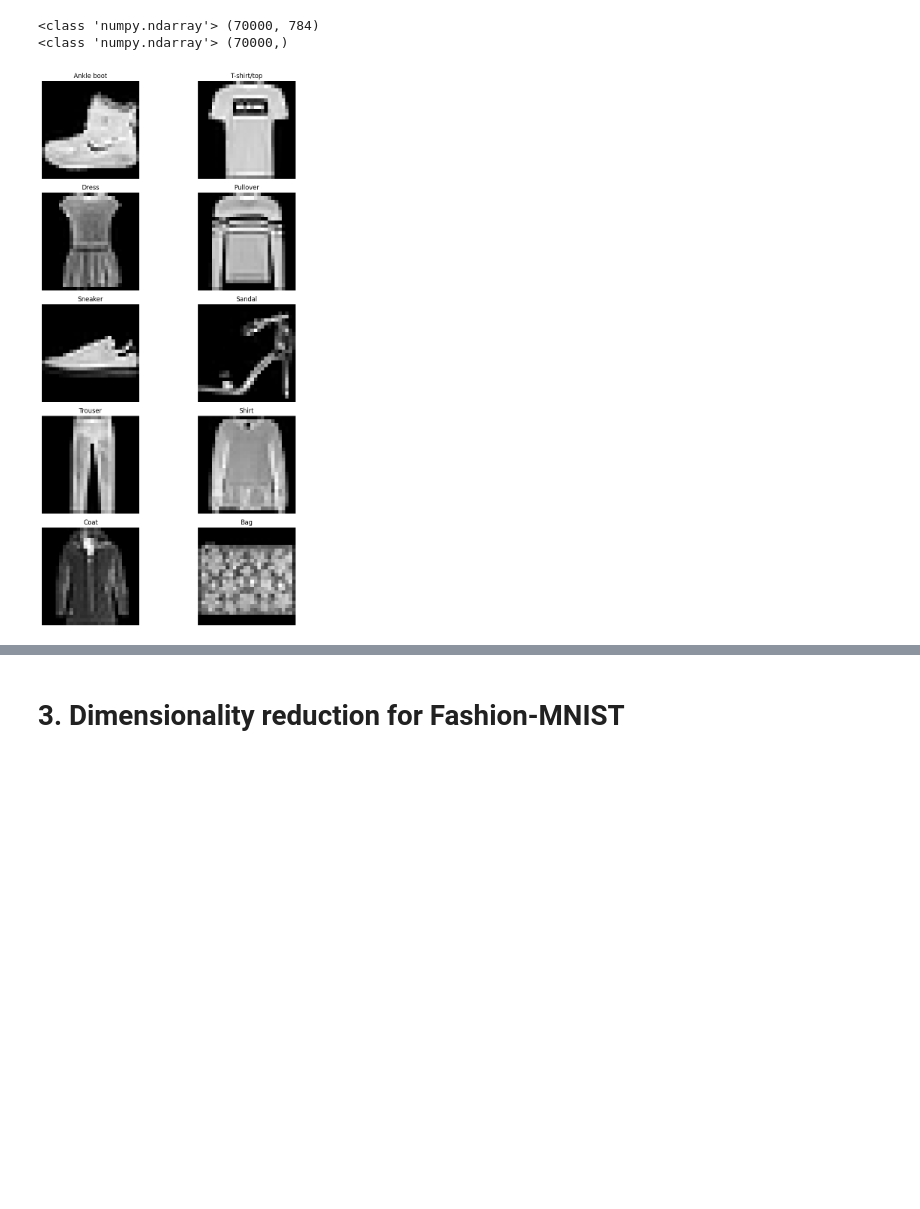
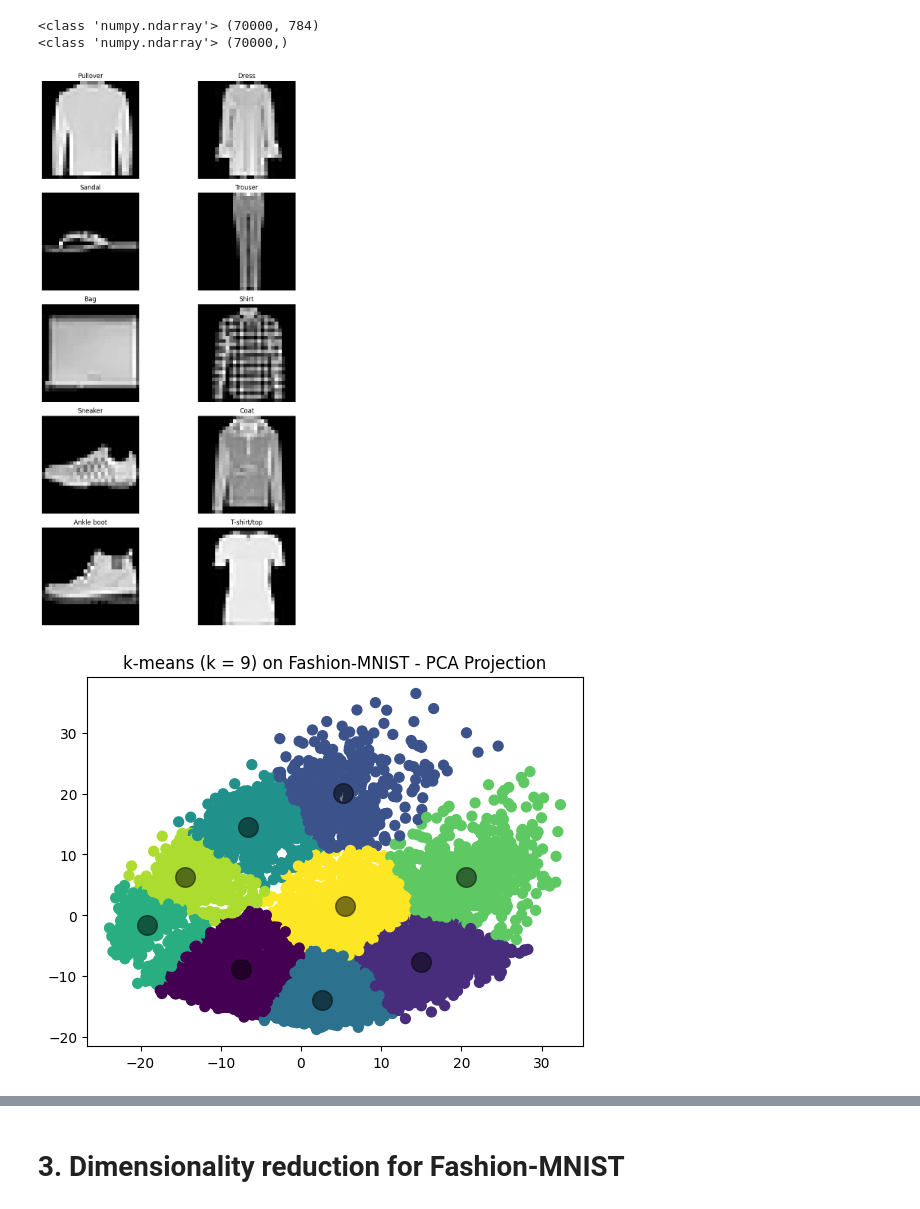
Before and after one commit to Shinyhunter95/math-data-science-course-Project2, a Jupyter notebook: project2.ipynb, the cells around one changed output, grey strips where cells are left out. Saved outputs shown, nothing was run; the diff lists cells and outputs as text; code cells hidden in the pictures; blank space fills up the shorter version.

```diff
--- a/project2.ipynb
+++ b/project2.ipynb
@@ -105,30 +105,73 @@ print(type(y),y.shape)
 # %%
 import matplotlib.pyplot as plt
 from sklearn.cluster import KMeans
 from sklearn.metrics import confusion_matrix, ConfusionMatrixDisplay
 from scipy.optimize import linear_sum_assignment
 from sklearn.decomposition import PCA
+from sklearn.model_selection import train_test_split
+
+#Split the data into training and testing sets
+X_90, X_10, y_90, y_10 = train_test_split(X, y, test_size=0.1)
 
 #Graph of the Data
 
 class_names = ['T-shirt/top', 'Trouser', 'Pullover', 'Dress', 'Coat', 'Sandal', 'Shirt', 'Sneaker', 'Bag', 'Ankle boot']
 fig, ax = plt.subplots(5, 2, figsize=(10, 15))
 ax = ax.flatten()
 
 display_classes = set()
 i = 0
 j = 0
 
 while i < 10:
-  if y[j] not in display_classes:
-    ax[i].imshow(X[j].reshape(28, 28), cmap='gray')
-    ax[i].set_title(class_names[int(y[j])])
+  if y_10[j] not in display_classes:
+    ax[i].imshow(X_10[j].reshape(28, 28), cmap='gray')
+    ax[i].set_title(class_names[int(y_10[j])])
     ax[i].axis('off')
-    display_classes.add(y[j])
+    display_classes.add(y_10[j])
     i += 1
   j += 1
 
 plt.tight_layout()
 plt.show()
+
+# #Preprocessing
+X_p = X_10 / 255.0
+scaler = StandardScaler()
+X_scaled = scaler.fit_transform(X_p)
+
+#Clustering
+kmeans = KMeans(n_clusters=10, random_state=0)
+kmeans.fit(X_scaled)
+y_kmeans = kmeans.predict(X_scaled)
+cluster_centers = kmeans.cluster_centers_
+cluster_labels = kmeans.labels_
+
+pca = PCA(n_components=2) #Reduces the data to 2D so we can view it
+X_pca = pca.fit_transform(X_scaled)
+kmeans_pca = KMeans(n_clusters=9, random_state=0).fit(X_pca)
+cluster_centers_pca = kmeans_pca.cluster_centers_
+kmeans_labels_pca = kmeans_pca.labels_
+
+plt.figure()
+plt.title("k-means (k = 9) on Fashion-MNIST - PCA Projection")
+plt.scatter(X_pca[:, 0], X_pca[:, 1], c=kmeans_labels_pca, s=50, cmap='viridis')
+plt.scatter(cluster_centers_pca[:, 0], cluster_centers_pca[:, 1], c='black', s=200, alpha=0.5)
+plt.show()
+
+#Elbow
+
+inertia = []
+for i in range(1,10):
+    kmeans = KMeans(n_clusters=i, random_state=0).fit(X_scaled)
+    inertia.append(kmeans.inertia_)
+#print("Smallest k-means Inertia Value =", min(inertia))
+
+plt.figure()
+plt.plot(range(1,10), inertia, marker='o')
+plt.xlabel('Number of clusters')
+plt.ylabel('Inertia')
+plt.show()
 # %% [output]
-[figure, old version]
+[figure, new version]
+[figure, added]
```
Also changed, not shown: parts of 1 cell of this notebook.
